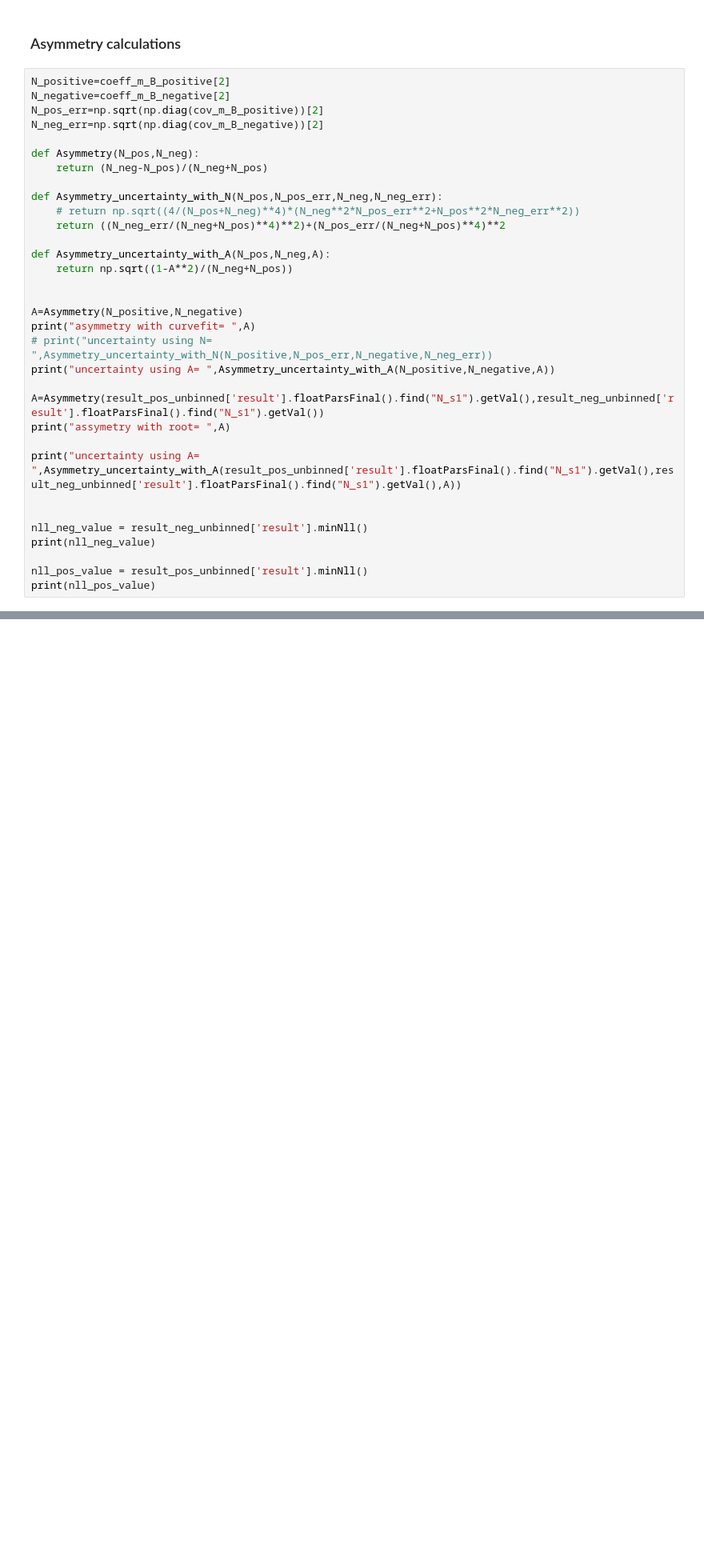
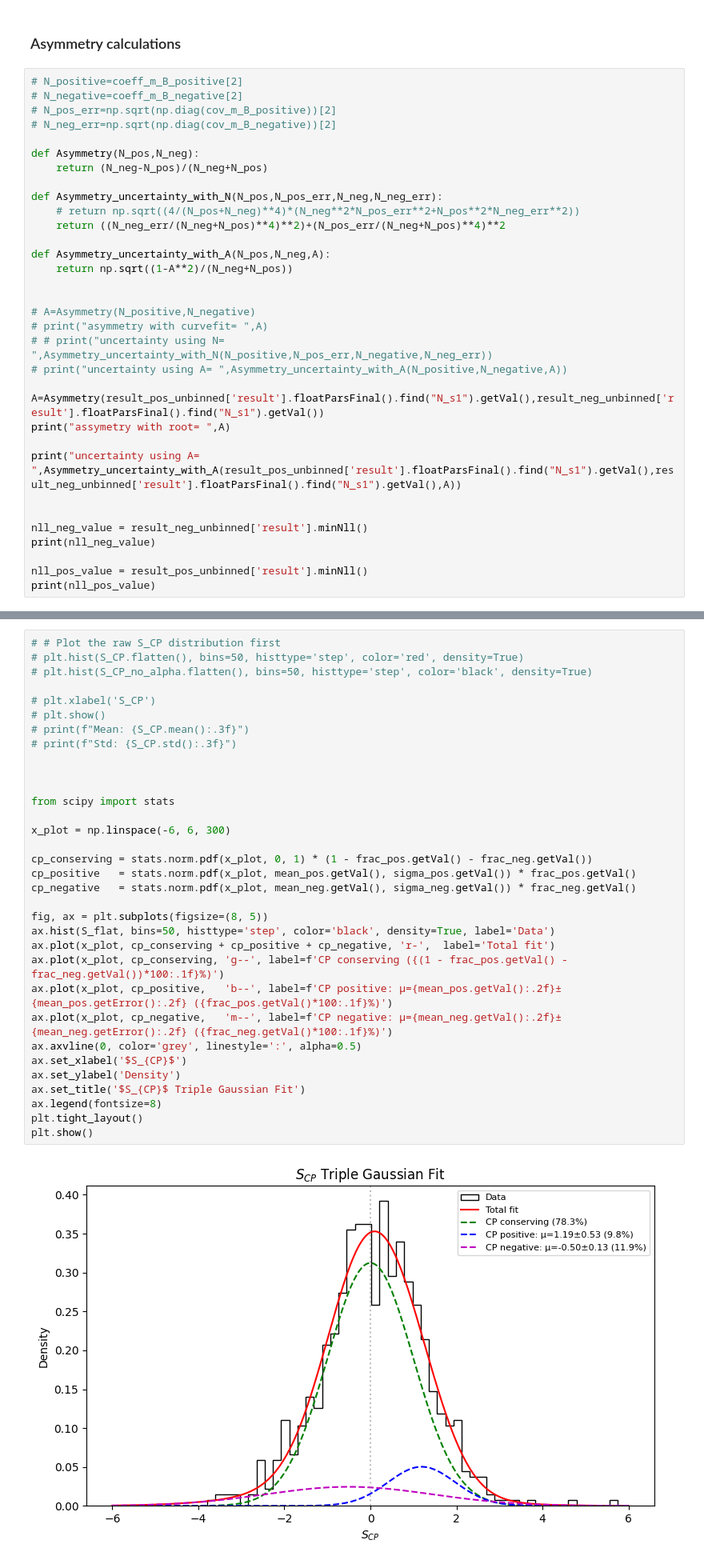
Before and after one commit to damianfrench/MatterAntimatterLab, a Jupyter notebook: Analysis_example.ipynb, the cells around one changed output, grey strips where cells are left out. Shown at 80% size. Drawn from its saved outputs; the diff is of its cells as text; blank space fills up the shorter version.

```diff
--- a/Analysis_example.ipynb
+++ b/Analysis_example.ipynb
@@ -1572,10 +1550,10 @@ ax.hist(dalitz_plot_m_B,bins=int((max(dalitz_plot_m_B)-min(dalitz_plot_m_B))/20)
 # %% [markdown]
 ### Asymmetry calculations
 # %%
-N_positive=coeff_m_B_positive[2]
-N_negative=coeff_m_B_negative[2]
-N_pos_err=np.sqrt(np.diag(cov_m_B_positive))[2]
-N_neg_err=np.sqrt(np.diag(cov_m_B_negative))[2]
+# N_positive=coeff_m_B_positive[2]
+# N_negative=coeff_m_B_negative[2]
+# N_pos_err=np.sqrt(np.diag(cov_m_B_positive))[2]
+# N_neg_err=np.sqrt(np.diag(cov_m_B_negative))[2]
 
 def Asymmetry(N_pos,N_neg):
     return (N_neg-N_pos)/(N_neg+N_pos)
@@ -1588,10 +1566,10 @@ def Asymmetry_uncertainty_with_A(N_pos,N_neg,A):
     return np.sqrt((1-A**2)/(N_neg+N_pos))
 
 
-A=Asymmetry(N_positive,N_negative)
-print("asymmetry with curvefit= ",A)
-# print("uncertainty using N= ",Asymmetry_uncertainty_with_N(N_positive,N_pos_err,N_negative,N_neg_err))
-print("uncertainty using A= ",Asymmetry_uncertainty_with_A(N_positive,N_negative,A))
+# A=Asymmetry(N_positive,N_negative)
+# print("asymmetry with curvefit= ",A)
+# # print("uncertainty using N= ",Asymmetry_uncertainty_with_N(N_positive,N_pos_err,N_negative,N_neg_err))
+# print("uncertainty using A= ",Asymmetry_uncertainty_with_A(N_positive,N_negative,A))
 
 A=Asymmetry(result_pos_unbinned['result'].floatParsFinal().find("N_s1").getVal(),result_neg_unbinned['result'].floatParsFinal().find("N_s1").getVal())
 print("assymetry with root= ",A)
@@ -1733,0 +1941,35 @@ Plotting 1D histogram
+# %%
+# # Plot the raw S_CP distribution first
+# plt.hist(S_CP.flatten(), bins=50, histtype='step', color='red', density=True)
+# plt.hist(S_CP_no_alpha.flatten(), bins=50, histtype='step', color='black', density=True)
+
+# plt.xlabel('S_CP')
+# plt.show()
+# print(f"Mean: {S_CP.mean():.3f}")
+# print(f"Std: {S_CP.std():.3f}")
+
+
+
+from scipy import stats
+
+x_plot = np.linspace(-6, 6, 300)
+
+cp_conserving = stats.norm.pdf(x_plot, 0, 1) * (1 - frac_pos.getVal() - frac_neg.getVal())
+cp_positive   = stats.norm.pdf(x_plot, mean_pos.getVal(), sigma_pos.getVal()) * frac_pos.getVal()
+cp_negative   = stats.norm.pdf(x_plot, mean_neg.getVal(), sigma_neg.getVal()) * frac_neg.getVal()
+
+fig, ax = plt.subplots(figsize=(8, 5))
+ax.hist(S_flat, bins=50, histtype='step', color='black', density=True, label='Data')
+ax.plot(x_plot, cp_conserving + cp_positive + cp_negative, 'r-',  label='Total fit')
+ax.plot(x_plot, cp_conserving, 'g--', label=f'CP conserving ({(1 - frac_pos.getVal() - frac_neg.getVal())*100:.1f}%)')
+ax.plot(x_plot, cp_positive,   'b--', label=f'CP positive: μ={mean_pos.getVal():.2f}±{mean_pos.getError():.2f} ({frac_pos.getVal()*100:.1f}%)')
+ax.plot(x_plot, cp_negative,   'm--', label=f'CP negative: μ={mean_neg.getVal():.2f}±{mean_neg.getError():.2f} ({frac_neg.getVal()*100:.1f}%)')
+ax.axvline(0, color='grey', linestyle=':', alpha=0.5)
+ax.set_xlabel('$S_{CP}$')
+ax.set_ylabel('Density')
+ax.set_title('$S_{CP}$ Triple Gaussian Fit')
+ax.legend(fontsize=8)
+plt.tight_layout()
+plt.show()
+# %% [output]
+[figure, added]
```
Also changed, not shown: parts of 10 cells of this notebook.
